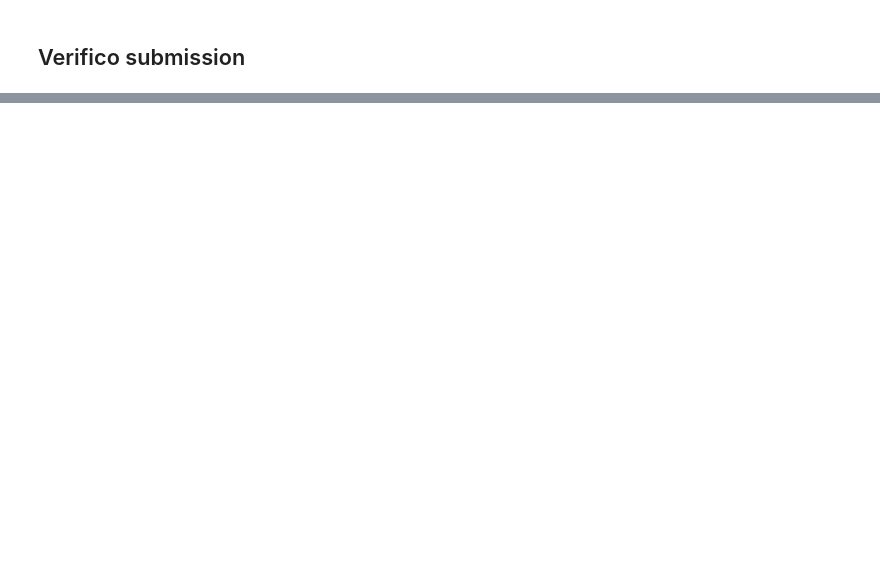
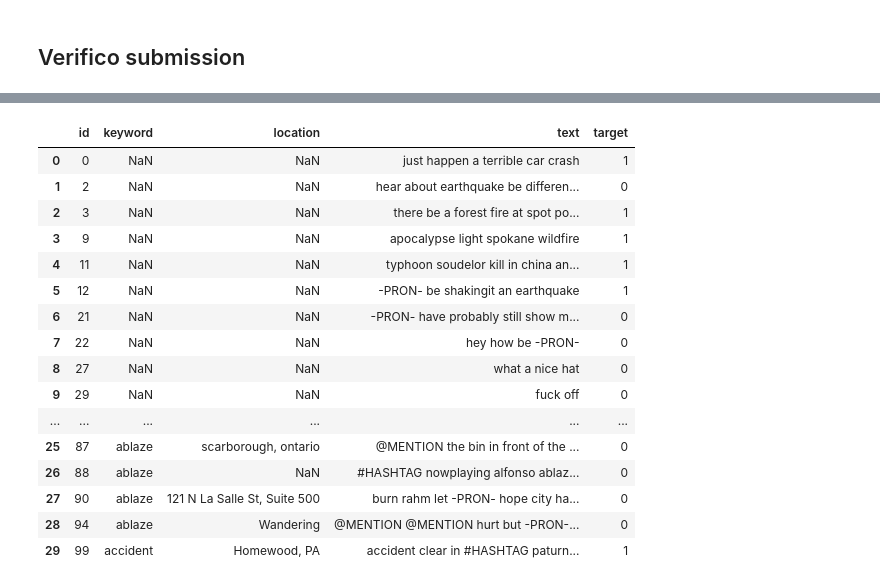
Before and after one commit to AgustinLeguizamon/datos_tp_2, a Jupyter notebook: TP2 - Pre-process + Classifiers + Stacking.ipynb, the cells around one changed output, grey strips where cells are left out. Cells and saved outputs as stored; diff of their text form; code cells hidden in the pictures; blank space fills up the shorter version.

```diff
--- a/TP2 - Pre-process + Classifiers + Stacking.ipynb
+++ b/TP2 - Pre-process + Classifiers + Stacking.ipynb
@@ -170,6 +176,3 @@ print("Lemmatizing: ", myLemmatizer(sample))
-# %%
-sentence = "our Deeds are the Reason of this #earthquake May ALLAH Forgive us all"
-lemmatize(sentence)
 # %% [markdown]
 ### Simplify Punctuation and whitespace
 # %%
@@ -346,9 +337,3 @@ def text_preprocessing(text, nlp, contractions, spellchecker):
     #text = myStemmer(text)
     text = _lemmatize_text(text, nlp).strip()
     return text
-# %%
-nlp = spacy.load('en')
-spellchecker = init_spellchecker()
-contraction_list = json.loads(open('../input/contractions/english_contractions.json', 'r').read())
-sample = "12312 31our @ mark @Deeds are the #(%/) asdReason of this #earthquake May ALLAH Forgive us all https://www.kaggle.com/agustnleguizamn/tp2-preprocess/edit/run/39789151"
-print(text_preprocessing(sample, nlp, contraction_list, spellchecker))
@@ -643,3 +731,21 @@ df_test_copy.head()
 # %%
 df_test_copy['target'] = df_sub['target']
-df_test_copy.head(30)
+df_test_copy.head(20)
+# %% [output]
+|  | id | keyword | location | text | target |
+| 0 | 0 | NaN | NaN | just happen a terrible car crash | 1 |
+| 1 | 2 | NaN | NaN | hear about earthquake be differen... | 0 |
+| 2 | 3 | NaN | NaN | there be a forest fire at spot po... | 1 |
+| 3 | 9 | NaN | NaN | apocalypse light spokane wildfire | 1 |
+| 4 | 11 | NaN | NaN | typhoon soudelor kill in china an... | 1 |
+| 5 | 12 | NaN | NaN | -PRON- be shakingit an earthquake | 1 |
+| 6 | 21 | NaN | NaN | -PRON- have probably still show m... | 0 |
+| 7 | 22 | NaN | NaN | hey how be -PRON- | 0 |
+| 8 | 27 | NaN | NaN | what a nice hat | 0 |
+| 9 | 29 | NaN | NaN | fuck off | 0 |
+| ... | ... | ... | ... | ... | ... |
+| 25 | 87 | ablaze | scarborough, ontario | @MENTION the bin in front of the ... | 0 |
+| 26 | 88 | ablaze | NaN | #HASHTAG nowplaying alfonso ablaz... | 0 |
+| 27 | 90 | ablaze | 121 N La Salle St, Suite 500 | burn rahm let -PRON- hope city ha... | 0 |
+| 28 | 94 | ablaze | Wandering | @MENTION @MENTION hurt but -PRON-... | 0 |
+| 29 | 99 | accident | Homewood, PA | accident clear in #HASHTAG paturn... | 1 |
```
Also changed, not shown: parts of 44 cells of this notebook.
